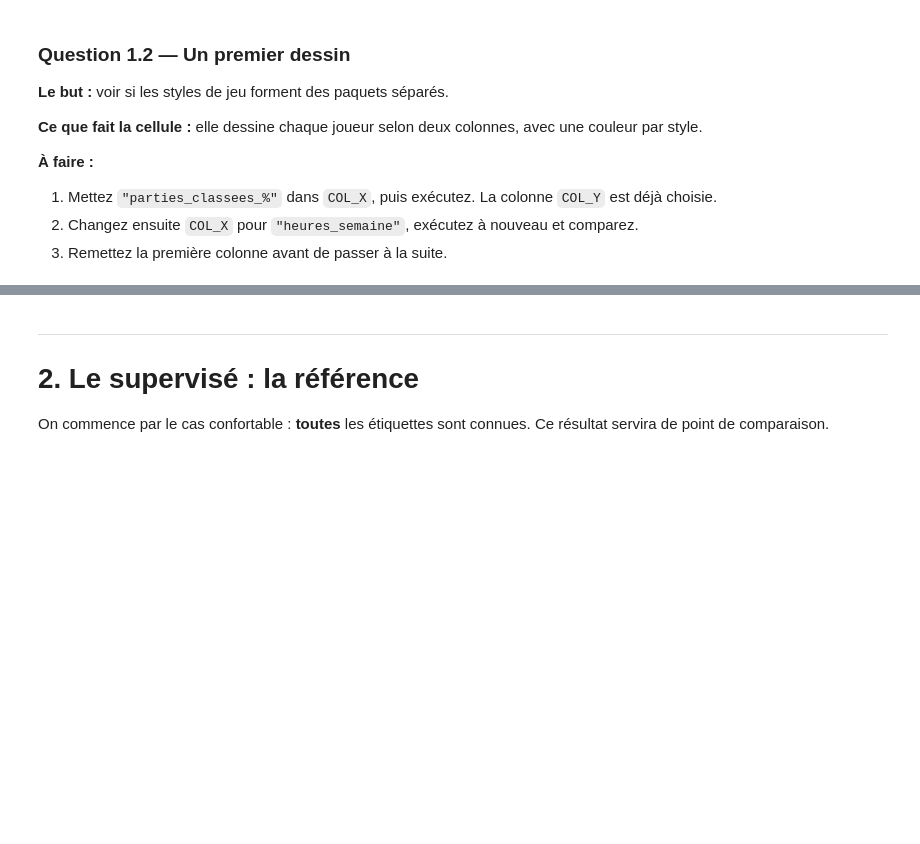
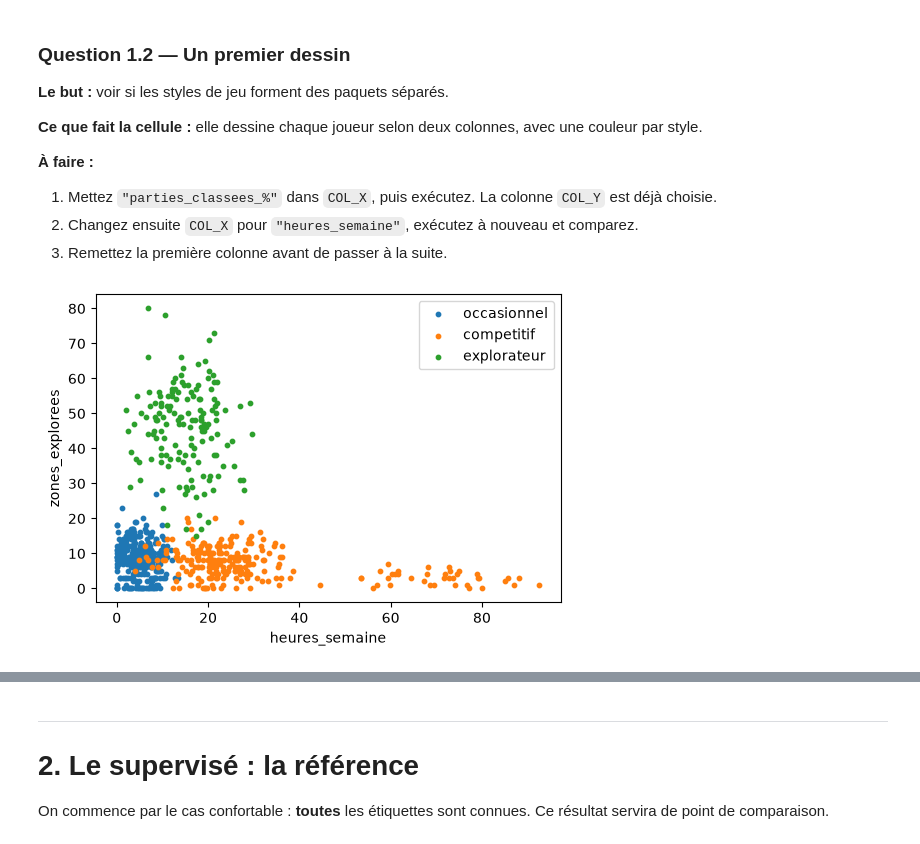
Before and after one commit to khaoulamouanniss/TP2_Joueurs, a Jupyter notebook: TP2_depart.ipynb, the cells around one changed output, grey strips where cells are left out. Cells and saved outputs as stored; diff of their text form; code cells hidden in the pictures; blank space fills up the shorter version.

```diff
--- a/TP2_depart.ipynb
+++ b/TP2_depart.ipynb
@@ -134,17 +134,19 @@ heure_connexion      min =       0.0   max =      23.0
 2. Changez ensuite `COL_X` pour `"heures_semaine"`, exécutez à nouveau et comparez.
 3. Remettez la première colonne avant de passer à la suite.
 # %%
-COL_X = ...                          # ← à compléter : un nom de colonne, entre guillemets
+COL_X = "heures_semaine"
 COL_Y = "zones_explorees"
 
 jx, jy = colonnes.index(COL_X), colonnes.index(COL_Y)
 plt.figure(figsize=(6, 4))
 for i, nom in enumerate(classes):
     plt.scatter(X[y == i, jx], X[y == i, jy], s=10, label=nom)
 plt.xlabel(COL_X)
 plt.ylabel(COL_Y)
 plt.legend()
 plt.show()
+# %% [output]
+[figure, added]
 # %% [markdown]
 **Observation 1.2**
 
```
Also changed, not shown: parts of 2 cells of this notebook.
